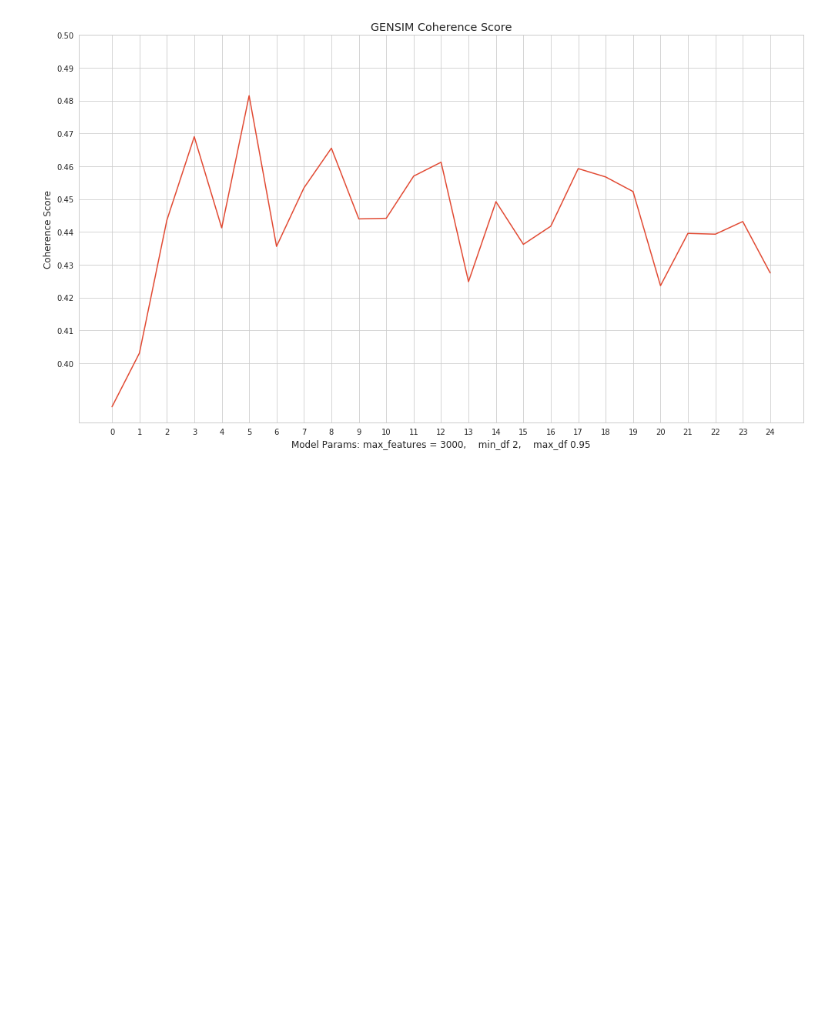
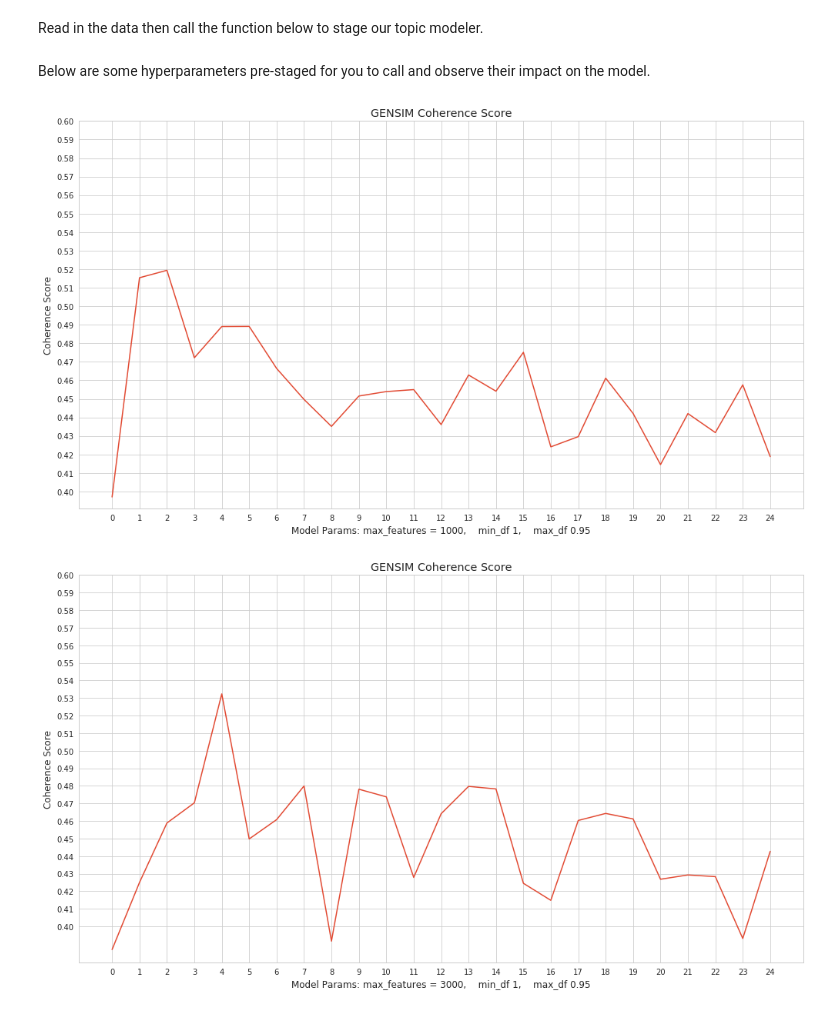
Before and after one commit to GrilledJeez/amazon_product_feature_analysis, a Jupyter notebook: topic_count_selection.ipynb, the cells around one changed output. Drawn from its saved outputs; the diff is of its cells as text; code cells hidden in the pictures; blank space fills up the shorter version.

```diff
--- a/topic_count_selection.ipynb
+++ b/topic_count_selection.ipynb
@@ -37,0 +27,4 @@ df.review_date = pd.to_datetime(df3.review_date)
+# %% [markdown]
+Read in the data then call the function below to stage our topic modeler.
+# %%
+df = pd.read_csv('data/model_ready_data')
@@ -38,6 +33,9 @@ df.review_date = pd.to_datetime(df3.review_date)
 # %%
 def topic_modeler(df, max_features, min_df, max_df, topic_max = 20, topic_step = 1):
-    # Use Gensim's NMF to get the best num of topics via coherence score
+    '''
+    Use Gensim's NMF to get the best num of topics via coherence score
+    '''
+
     texts = df['model_ready'].str.split()
 
     # Create a dictionary
@@ -93,20 +91,24 @@ def topic_modeler(df, max_features, min_df, max_df, topic_max = 20, topic_step =
     scores = list(zip(topic_nums, coherence_scores))
     best_num_topics = sorted(scores, key=itemgetter(1), reverse=True)[0][0]
 
-#     if len(coherence_scores) == topic_max:
+    # if len(coherence_scores) == topic_max:
     fig, ax = plt.subplots(figsize=(14,8))
     plt.xlabel('Model Params: max_features = '+str(max_features)+',    min_df '+str(min_df)
                +',    max_df '+str(max_df))
     plt.ylabel('Coherence Score')
     plt.plot(range(0,topic_max), coherence_scores)
     plt.xticks(np.arange(0, topic_max, step=1))
-    plt.yticks(np.arange(.4,.51,step=.01))
+    plt.yticks(np.arange(.4,.61,step=.01))
     ax.set_title("GENSIM Coherence Score")
     plt.tight_layout()
     plt.show()
+# %% [markdown]
+Below are some hyperparameters pre-staged for you to call and observe their impact on the model.
 # %%
-# topic_modeler(df1, 1000, 1,.95,25, 1)
-topic_modeler(df1, 3000, 2,.95,25, 1)
-# topic_modeler(df1, 1000, 3,.95,25, 1)
+topic_modeler(df, 1000, 1,.95,25, 1)
+topic_modeler(df, 3000, 1,.95,25, 1)
+topic_modeler(df, 5000, 1,.95,25, 1)
+topic_modeler(df, 10000, 1,.95,25, 1)
 # %% [output]
-[figure, old version]
+[figure, new version]
+[figure, added]
```
Also changed, not shown: parts of 15 cells of this notebook, 2 other files.
